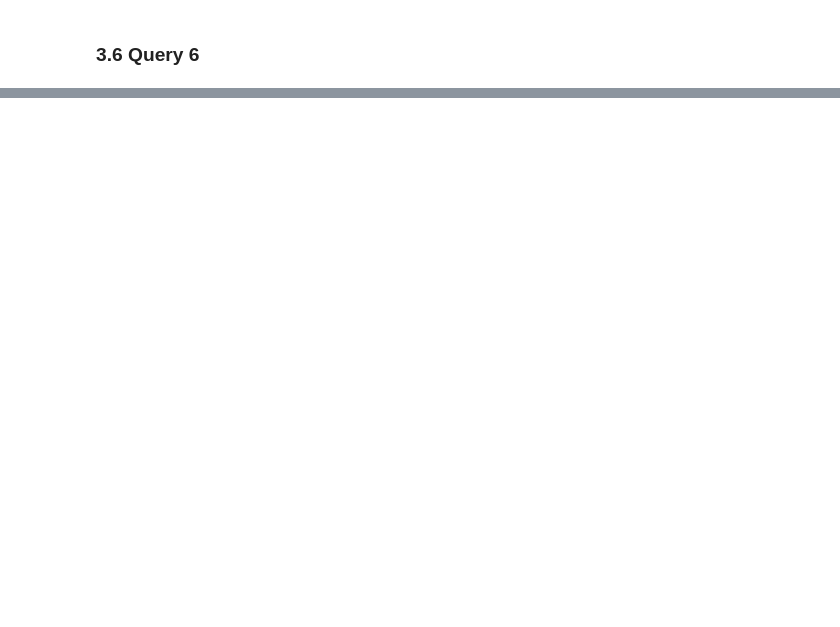
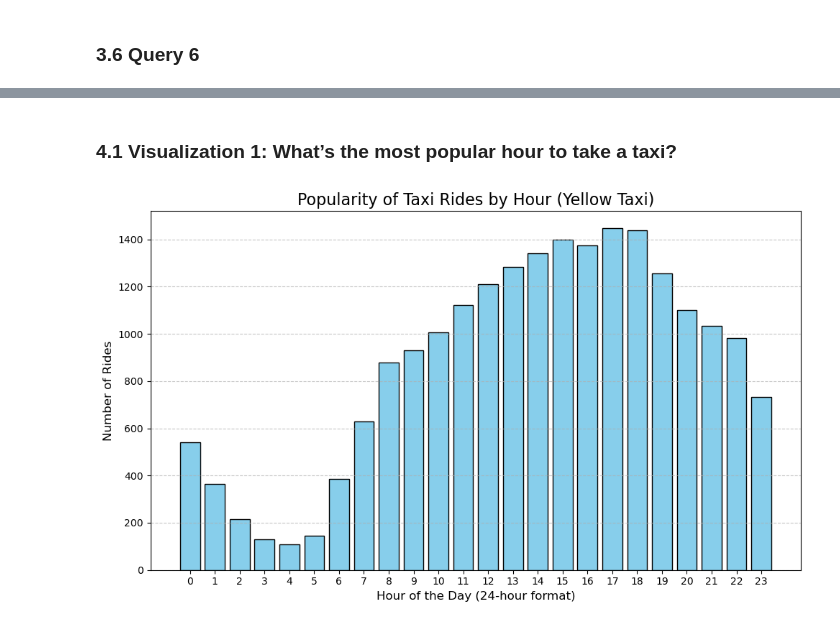
Before and after one commit to Zijie-Jessie/Final_project, a Jupyter notebook: Final_Project_Group_18.ipynb, the cells around one changed output, grey strips where cells are left out. Cells and saved outputs as stored; diff of their text form; code cells hidden in the pictures; blank space fills up the shorter version.

Commit message:
Visualization 1-3, Part 4
I finished visualization 1-3 of Part 4.

```diff
--- a/Final_Project_Group_18.ipynb
+++ b/Final_Project_Group_18.ipynb
@@ -1117,0 +1242,49 @@ ophelia_hourly_data_df
+# %% [markdown]
+### 4.1 Visualization 1: What’s the most popular hour to take a taxi?
+# %%
+# Visulize 1
+# SQLite Database Name
+database_name = "project.db"
+engine = create_engine(f"sqlite:///{database_name}")
+
+def visualize_popular_taxi_hour():
+    """
+    Visualize the most popular hour to take a taxi.
+    """
+    # Query to get ride counts per hour
+    query = """
+    SELECT
+        strftime('%H', tpep_pickup_datetime) AS hour,
+        COUNT(*) AS ride_count
+    FROM yellow_taxi
+    GROUP BY hour
+    ORDER BY ride_count DESC;
+    """
+
+    # Execute the query and load data into a DataFrame
+    with engine.connect() as connection:
+        hourly_rides = pd.read_sql(query, connection)
+
+    # Convert the hour column to an integer for sorting
+    hourly_rides['hour'] = hourly_rides['hour'].astype(int)
+
+    # Sort the data by hour for a sequential x-axis
+    hourly_rides = hourly_rides.sort_values(by='hour')
+
+    # Plot the data
+    plt.figure(figsize=(10, 6))
+    plt.bar(hourly_rides['hour'], hourly_rides['ride_count'], color='skyblue', edgecolor='black')
+    plt.title("Popularity of Taxi Rides by Hour (Yellow Taxi)", fontsize=16)
+    plt.xlabel("Hour of the Day (24-hour format)", fontsize=12)
+    plt.ylabel("Number of Rides", fontsize=12)
+    plt.xticks(range(0, 24))
+    plt.grid(axis='y', linestyle='--', alpha=0.7)
+    plt.tight_layout()
+
+    # Show the plot
+    plt.show()
+
+# Call the function to render the visualization
+visualize_popular_taxi_hour()
+# %% [output]
+[figure, added]
```
Also changed, not shown: parts of 13 cells of this notebook, 5 other files.
